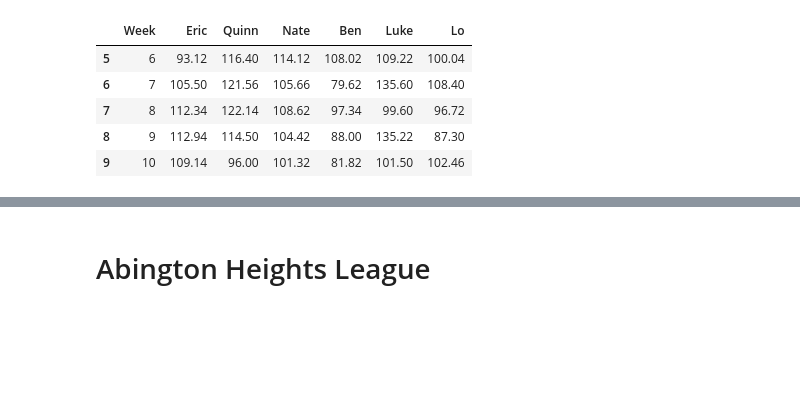
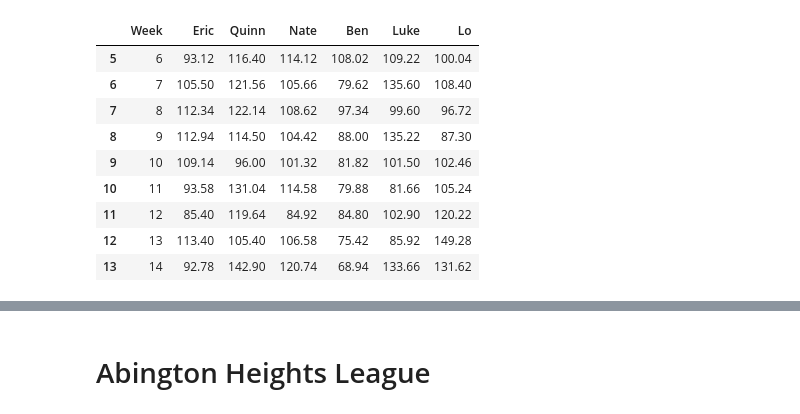
Before and after one commit to eonofrey/fantasy_football_simulate, a Jupyter notebook: fantasy_football_simulation.ipynb, the cells around one changed output, grey strips where cells are left out. Cells and saved outputs as stored; diff of their text form; code cells hidden in the pictures; blank space fills up the shorter version.

```diff
--- a/fantasy_football_simulation.ipynb
+++ b/fantasy_football_simulation.ipynb
@@ -6,14 +6,18 @@ import seaborn as sns
 # %%
 df = pd.read_csv('fantasy_football_sim.csv')
 df = df[df.Week>=6]
-df.head()
+df.head(10)
 # %% [output]
 |  | Week | Eric | Quinn | Nate | Ben | Luke | Lo |
 | 5 | 6 | 93.12 | 116.40 | 114.12 | 108.02 | 109.22 | 100.04 |
 | 6 | 7 | 105.50 | 121.56 | 105.66 | 79.62 | 135.60 | 108.40 |
 | 7 | 8 | 112.34 | 122.14 | 108.62 | 97.34 | 99.60 | 96.72 |
 | 8 | 9 | 112.94 | 114.50 | 104.42 | 88.00 | 135.22 | 87.30 |
 | 9 | 10 | 109.14 | 96.00 | 101.32 | 81.82 | 101.50 | 102.46 |
+| 10 | 11 | 93.58 | 131.04 | 114.58 | 79.88 | 81.66 | 105.24 |
+| 11 | 12 | 85.40 | 119.64 | 84.92 | 84.80 | 102.90 | 120.22 |
+| 12 | 13 | 113.40 | 105.40 | 106.58 | 75.42 | 85.92 | 149.28 |
+| 13 | 14 | 92.78 | 142.90 | 120.74 | 68.94 | 133.66 | 131.62 |
 # %%
 players = {
     'Eric': {'mean_score':df['Eric'].mean()
```
Also changed, not shown: parts of 10 cells of this notebook, 6 other files.
